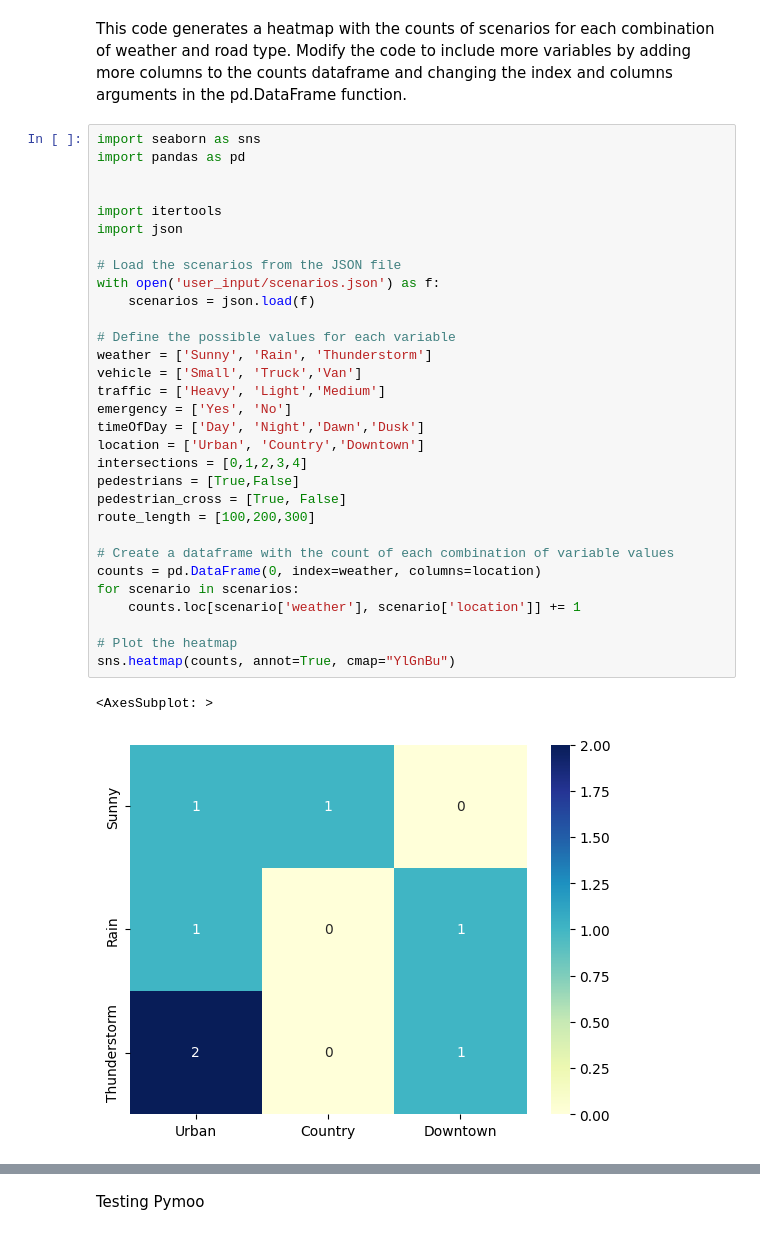
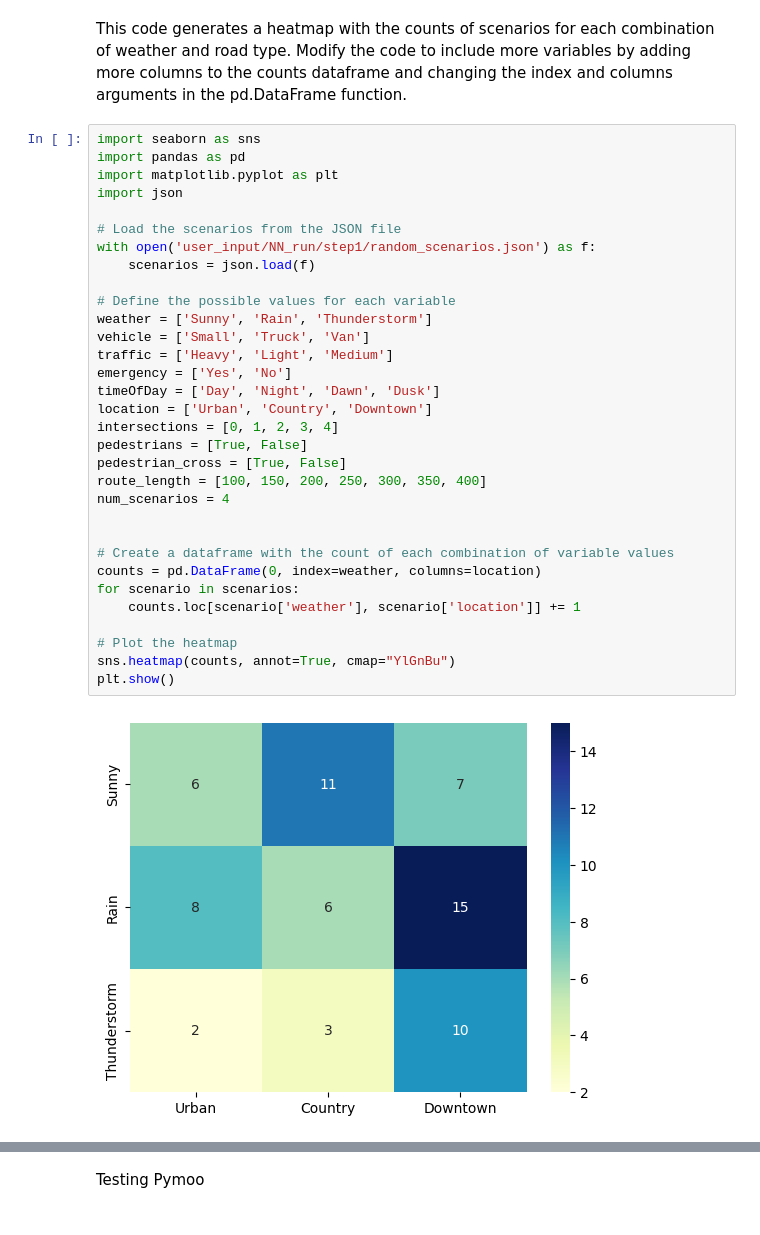
Before and after one commit to Nikitich2033/CARLA_0.9.13_scripts, a Jupyter notebook: j_generation_coverage.ipynb, the cells around one changed output, grey strips where cells are left out. Saved outputs shown, nothing was run; the diff lists cells and outputs as text.

```diff
--- a/j_generation_coverage.ipynb
+++ b/j_generation_coverage.ipynb
@@ -147,34 +139,34 @@ Modify the code to include more variables by adding more columns to the counts d
 # %%
 import seaborn as sns
 import pandas as pd
-
-
-import itertools
+import matplotlib.pyplot as plt
 import json
 
 # Load the scenarios from the JSON file
-with open('user_input/scenarios.json') as f:
+with open('user_input/NN_run/step1/random_scenarios.json') as f:
     scenarios = json.load(f)
 
 # Define the possible values for each variable
 weather = ['Sunny', 'Rain', 'Thunderstorm']
-vehicle = ['Small', 'Truck','Van']
-traffic = ['Heavy', 'Light','Medium']
+vehicle = ['Small', 'Truck', 'Van']
+traffic = ['Heavy', 'Light', 'Medium']
 emergency = ['Yes', 'No']
-timeOfDay = ['Day', 'Night','Dawn','Dusk']
-location = ['Urban', 'Country','Downtown']
-intersections = [0,1,2,3,4]
-pedestrians = [True,False]
+timeOfDay = ['Day', 'Night', 'Dawn', 'Dusk']
+location = ['Urban', 'Country', 'Downtown']
+intersections = [0, 1, 2, 3, 4]
+pedestrians = [True, False]
 pedestrian_cross = [True, False]
-route_length = [100,200,300]
+route_length = [100, 150, 200, 250, 300, 350, 400]
+num_scenarios = 4
+
 
 # Create a dataframe with the count of each combination of variable values
 counts = pd.DataFrame(0, index=weather, columns=location)
 for scenario in scenarios:
     counts.loc[scenario['weather'], scenario['location']] += 1
 
 # Plot the heatmap
 sns.heatmap(counts, annot=True, cmap="YlGnBu")
+plt.show()
 # %% [output]
-<AxesSubplot: >
-[figure, old version]
+[figure, new version]
```
Also changed, not shown: parts of 6 cells of this notebook, 14 other files.
